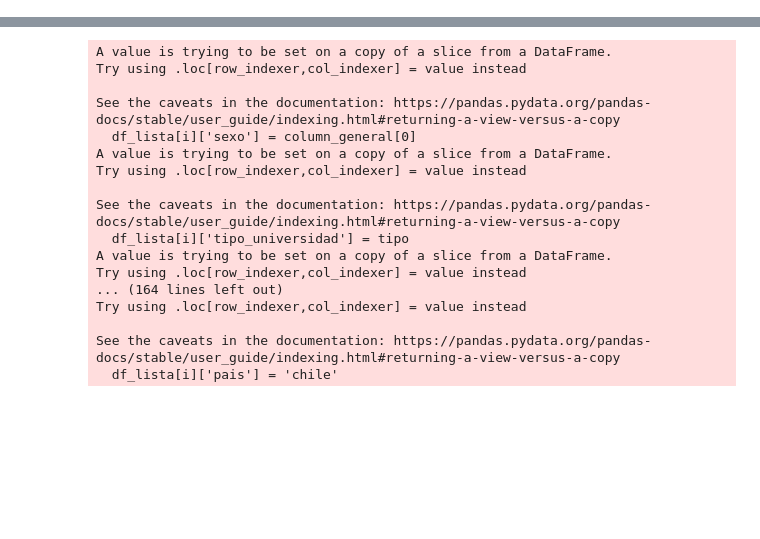
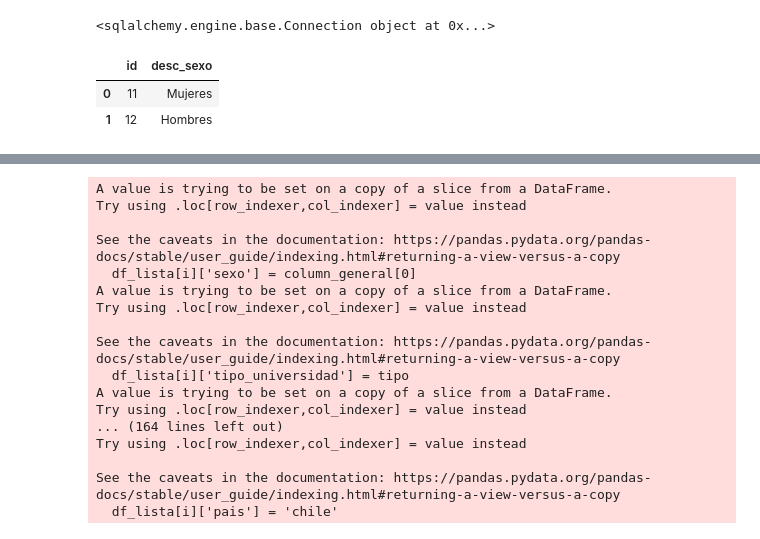
Before and after one commit to jdaguilar/dw-airflow-training, a Jupyter notebook: data/processed/notebooks_test.ipynb, the cells around one changed output, grey strips where cells are left out. Saved outputs shown, nothing was run; the diff lists cells and outputs as text; code cells hidden in the pictures; blank space fills up the shorter version.

```diff
--- a/data/processed/notebooks_test.ipynb
+++ b/data/processed/notebooks_test.ipynb
@@ -60,3 +250,26 @@ df=merge_df(df,df2)
+# %%
+# Hacemos una consulta de ejemplo a la base de datos
+import pandas as pd
+def get_table_db(session,query):
+    resultados = session.execute(query)
+    filas = []
+    # Imprimimos los resultados
+    for resultado in resultados:
+        filas.append(resultado)
+    df = pd.DataFrame(filas)
+    # Cerramos la sesión
+    session.close()
+    return df
+
+sqlEngine, dbConnection,session=connect_db.db_connector()
+query='select *   FROM dw.dimm_sexo'
+dim_pais_bd=get_table_db(session,query)
+dim_pais_bd
+# %% [output]
+<sqlalchemy.engine.base.Connection object at 0x...>
+|  | id | desc_sexo |
+| 0 | 11 | Mujeres |
+| 1 | 12 | Hombres |
 # %%
 #2
 df=pd.read_csv(r"C:\Users\marcelo.diezm_pragma\Documents\reto_airflow\dw-airflow-training\data\raw\grad_5sc.csv", encoding='ISO-8859-1', delimiter=';')
```
Also changed, not shown: parts of 19 cells of this notebook, 11 other files.
